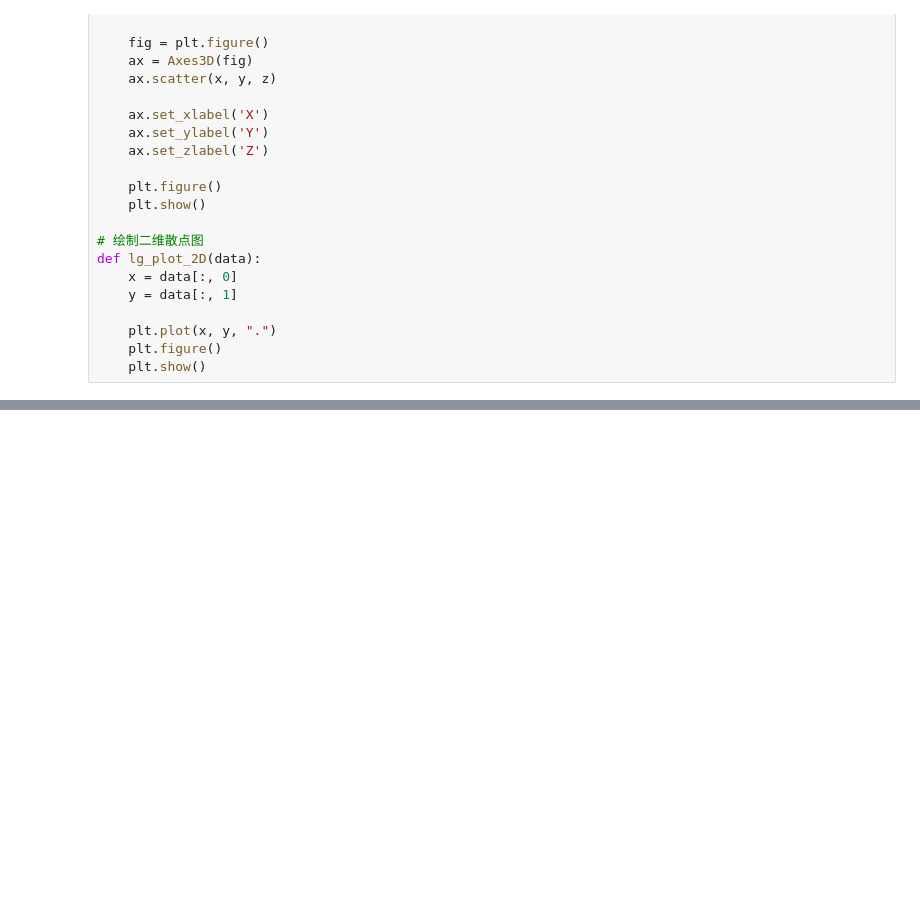
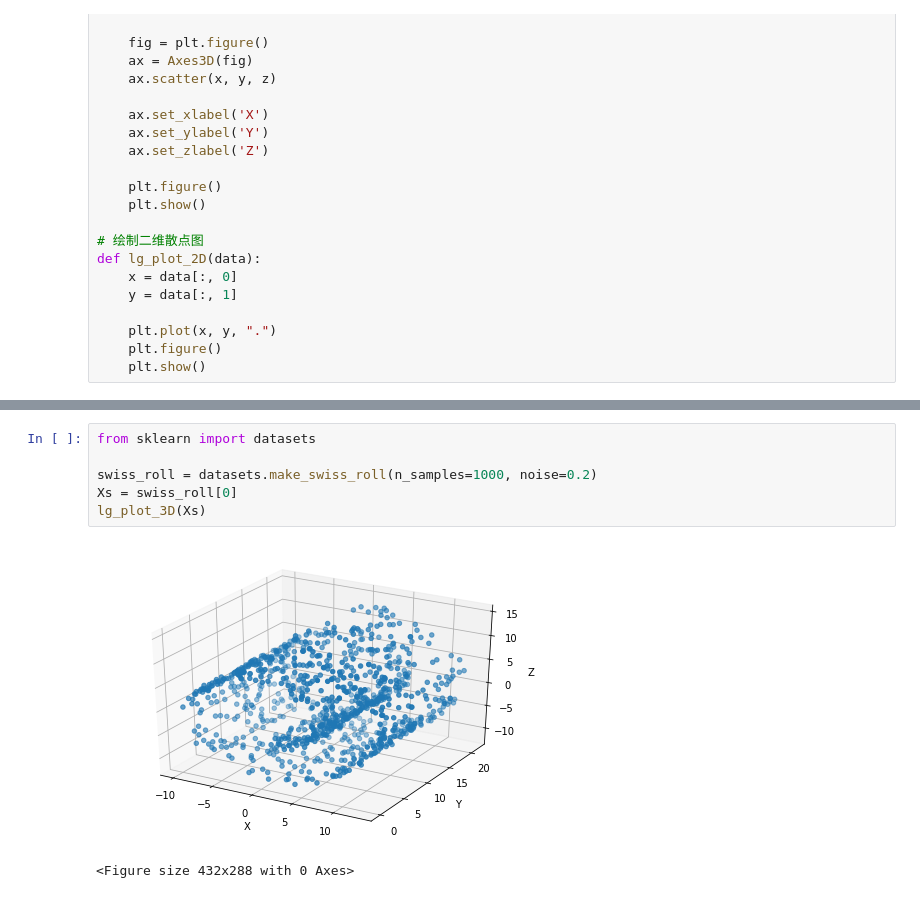
Before and after one commit to ligang945/hands_on_machine_learning_with_scikit_learn_and_tensorflow, a Jupyter notebook: ch8 PCA.ipynb, the cells around one changed output, grey strips where cells are left out. Drawn from its saved outputs; the diff is of its cells as text; blank space fills up the shorter version.

```diff
--- a/ch8 PCA.ipynb
+++ b/ch8 PCA.ipynb
@@ -89 +89,10 @@ lg_plot_2D(X2D)
 <Figure size 432x288 with 0 Axes>
+# %%
+from sklearn import datasets
+
+swiss_roll = datasets.make_swiss_roll(n_samples=1000, noise=0.2)
+Xs = swiss_roll[0]
+lg_plot_3D(Xs)
+# %% [output]
+[figure, added]
+<Figure size 432x288 with 0 Axes>
```
Also changed, not shown: parts of 4 cells of this notebook.
